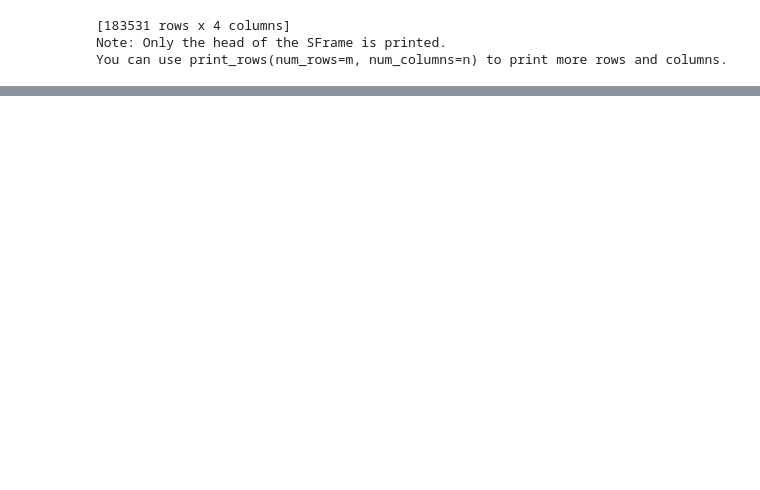
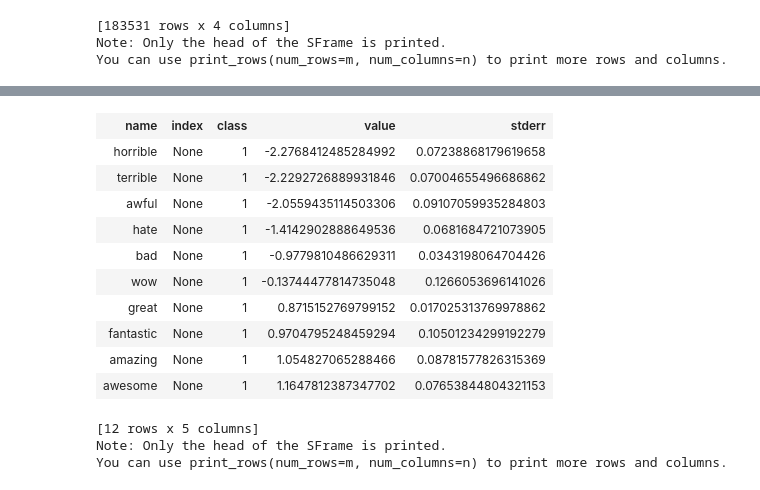
Before and after one commit to AkhilVinayakp/machine_Learning_Algorithms_python, a Jupyter notebook: logistic_regression/product_sent_analyzing.ipynb, the cells around one changed output, grey strips where cells are left out. Cells and saved outputs as stored; diff of their text form; code cells hidden in the pictures; blank space fills up the shorter version.

Commit message:
evaluating models

```diff
--- a/logistic_regression/product_sent_analyzing.ipynb
+++ b/logistic_regression/product_sent_analyzing.ipynb
@@ -70,0 +212,3 @@ products = products[products['rating'] != 3]
+# %%
+train_set_sel,test_set_sel = products.random_split(0.8,seed=0)
+sent_model_sel = turicreate.logistic_classifier.create(products,target='sentimence',features=selected_words,validation_set=test_set_sel)
@@ -70,0 +229,17 @@ products = products[products['rating'] != 3]
+# %%
+sent_model_sel.coefficients.sort('value')
+# %% [output]
+| name | index | class | value | stderr |
+| horrible | None | 1 | -2.2768412485284992 | 0.07238868179619658 |
+| terrible | None | 1 | -2.2292726889931846 | 0.07004655496686862 |
+| awful | None | 1 | -2.0559435114503306 | 0.09107059935284803 |
+| hate | None | 1 | -1.4142902888649536 | 0.0681684721073905 |
+| bad | None | 1 | -0.9779810486629311 | 0.0343198064704426 |
+| wow | None | 1 | -0.13744477814735048 | 0.1266053696141026 |
+| great | None | 1 | 0.8715152769799152 | 0.017025313769978862 |
+| fantastic | None | 1 | 0.9704795248459294 | 0.10501234299192279 |
+| amazing | None | 1 | 1.054827065288466 | 0.08781577826315369 |
+| awesome | None | 1 | 1.1647812387347702 | 0.07653844804321153 |
+[12 rows x 5 columns]
+Note: Only the head of the SFrame is printed.
+You can use print_rows(num_rows=m, num_columns=n) to print more rows and columns.
```
Also changed, not shown: parts of 19 cells of this notebook.
